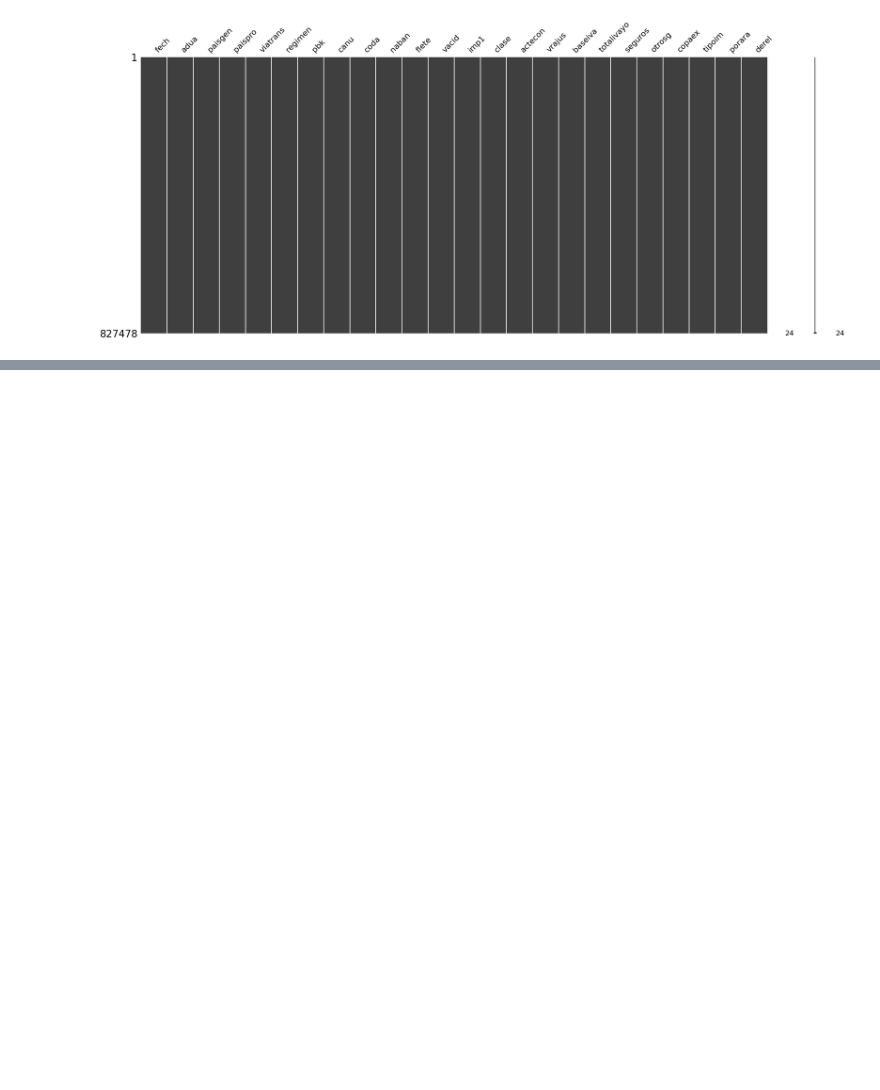
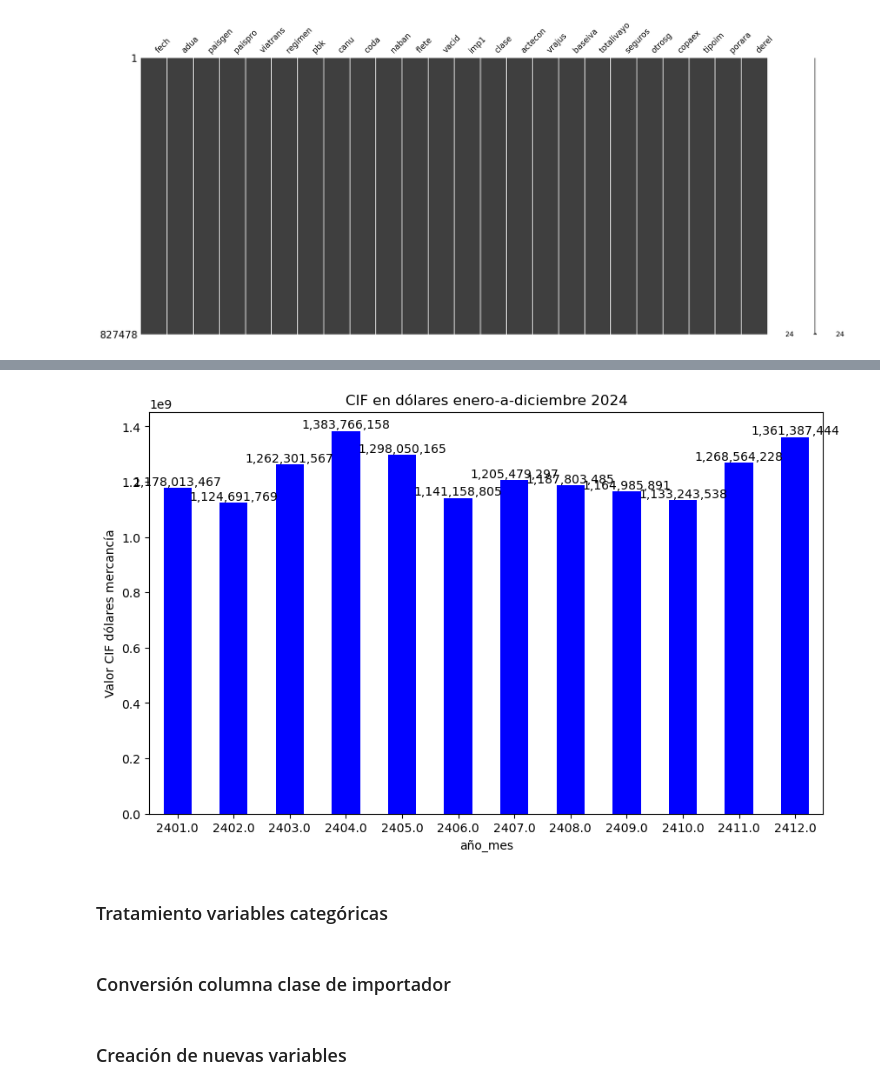
Before and after one commit to erramirezc1/MIAD-DDSA-Proyecto, a Jupyter notebook: notebooks/proyecto_despliegue_soluciones.ipynb, the cells around one changed output, grey strips where cells are left out. Drawn from its saved outputs; the diff is of its cells as text; code cells hidden in the pictures; blank space fills up the shorter version.

```diff
--- a/notebooks/proyecto_despliegue_soluciones.ipynb
+++ b/notebooks/proyecto_despliegue_soluciones.ipynb
@@ -426,0 +446,4 @@ msno.matrix(dfimp24)
+# %%
+#Agrupar por fecha y sumar valor CIF en dolares de la mercancia
+grouped = dfimp24.groupby('fech')['vacid'].sum()
+print(grouped)
@@ -426,0 +465,27 @@ msno.matrix(dfimp24)
+# %%
+# Gráfico de barras de los datos agrupados
+
+# Dibujar el gráfico de barras
+ax = grouped.plot(kind='bar', color='blue', figsize=(10, 6))
+
+# Añadir etiquetas en la parte superior de las barras
+for p in ax.patches:
+    ax.annotate(f'{int(p.get_height()):,}',  # Formato con comas, convertido a entero para eliminar decimales si hay
+                (p.get_x() + p.get_width() / 2., p.get_height()),  # Posición para colocar el texto
+                ha='center',  # Centrado horizontalmente
+                va='bottom',  # Alineado al borde superior de la barra
+                fontsize=10,  # Tamaño de fuente
+                color='black')  # Color del texto
+
+# Configuraciones adicionales para el gráfico
+plt.xlabel('año_mes')
+plt.ylabel('Valor CIF dólares mercancía')
+plt.title('CIF en dólares enero-a-diciembre 2024')
+plt.xticks(rotation=0)  # Ajusta la rotación de las etiquetas del eje X si es necesario
+
+# Mostrar el gráfico
+plt.show()
+# %% [output]
+[figure, added]
+# %% [markdown]
+### Tratamiento variables categóricas
@@ -426,0 +494,2 @@ msno.matrix(dfimp24)
+# %% [markdown]
+### Conversión columna clase de importador
@@ -426,0 +979,2 @@ msno.matrix(dfimp24)
+# %% [markdown]
+### Creación de nuevas variables
```
Also changed, not shown: parts of 16 cells of this notebook.
